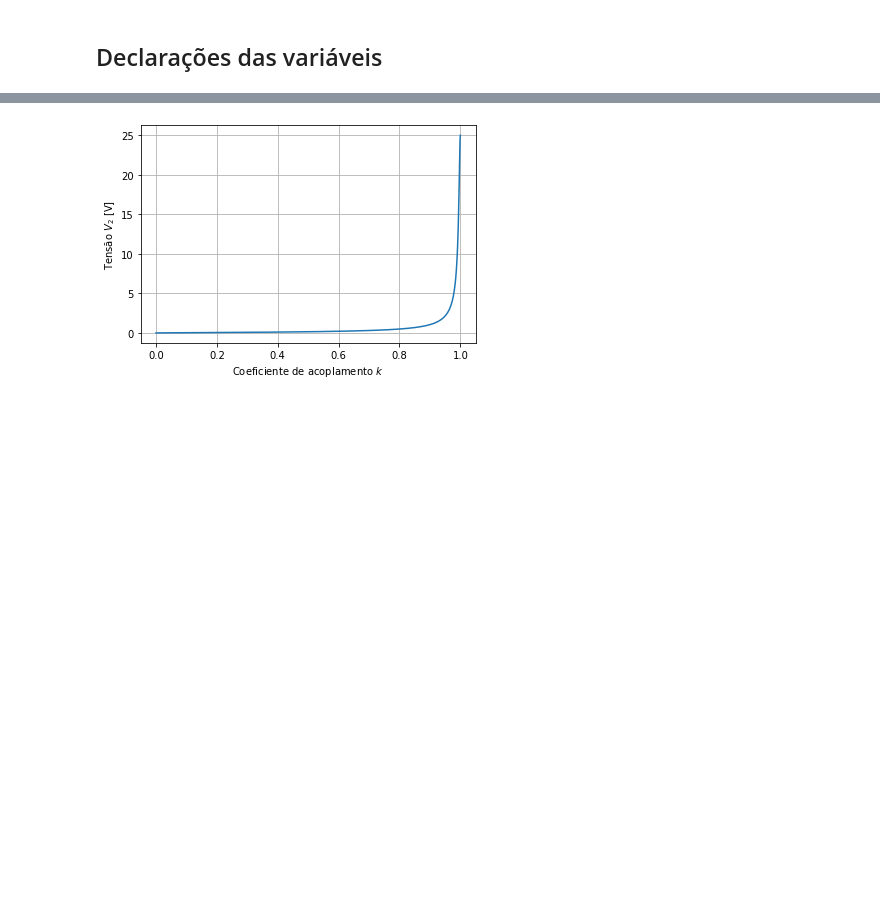
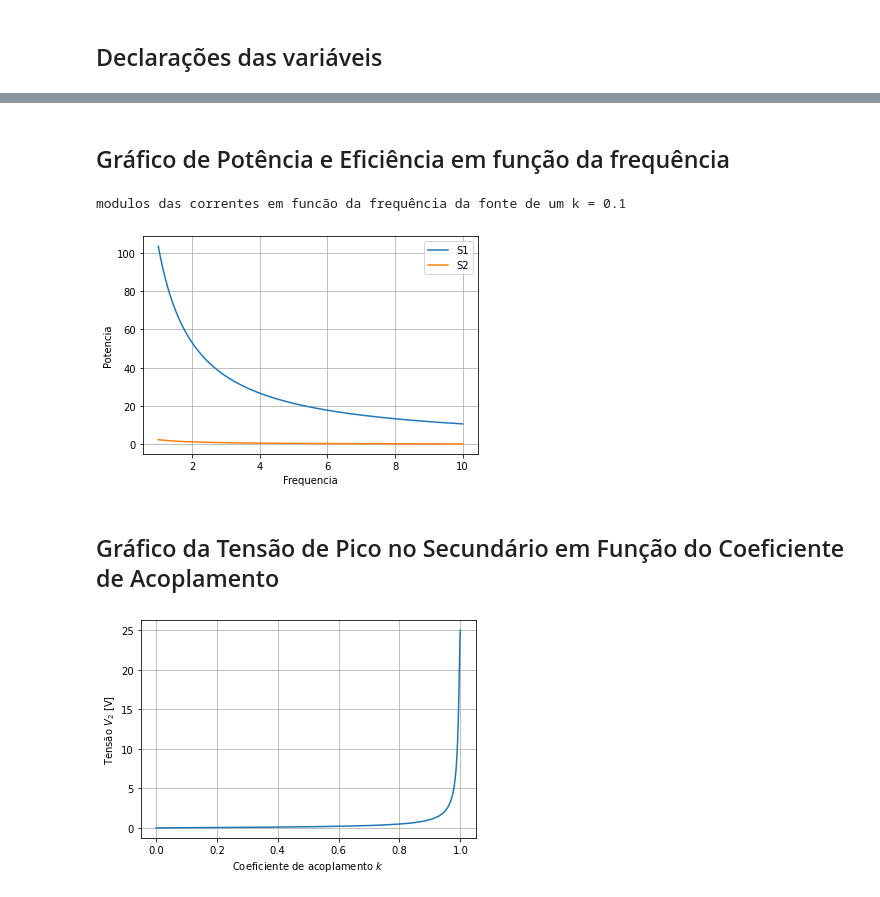
Before and after one commit to lucasfonseca19/projeto-eletromag, a Jupyter notebook: projeto.ipynb, the cells around one changed output, grey strips where cells are left out. Saved outputs shown, nothing was run; the diff lists cells and outputs as text; code cells hidden in the pictures; blank space fills up the shorter version.

```diff
--- a/projeto.ipynb
+++ b/projeto.ipynb
@@ -81,15 +74,11 @@ def CalcularTransformador(Uf, Rc, k, R1, L1, C1, p):
 # %%
 
 # Entradas da função: Uf(volts), Rc(ohms), k, R1(ohms), L1(Henry), C1(Henry)
-Uf = 5      # Tensão da fonte (pico)
+Uf = 20      # Tensão da fonte (pico)
 Rc = 5      # Resistência do capacitor
 k = 0.1     # Coeficiente de acoplamento
+f = 60      # frequencia da fonte
 R1 = 0.5    # Resistência do resistor
 L1 = 300e-3 # Indutância do indutor1
 L2 = L1     # Indutância do indutor2
 C1 = 1e-6   # Capacitância dos capacitores
-#print = true
-# --------------------------- Cálculo das Correntes -------------------------- #
-i1, i2 = CalcularTransformador(Uf, Rc, k, R1, L1, C1, True)
-print(f"i1: {i1}")
-print(f"i2: {i2}")
@@ -107,0 +89,4 @@ i2: (3.988244616217e-05-0.0044653889389075305j)
+# %%
+i1, i2 = CalcularTransformador(Uf, Rc, k, f, R1, L1, C1, True)
+print(f"i1: {i1}")
+print(f"i2: {i2}")
@@ -136,3 +178,43 @@ Potência real = 0.00
+# %% [markdown]
+## Gráfico de Potência e Eficiência em função da frequência
+# %%
+#Construção de gráficos das potências e da eficiência em função da frequência:
+
+# Criando um vetor para variar a frequência de 10hz - 100khz
+F = np.linspace(10, 1, 100000)
+L_s1 = []
+L_s2 = []
+print("modulos das correntes em funcão da frequência da fonte de um k = {}".format(k))
+
+for f in F:
+    i1, i2 = CalcularTransformador(Uf, Rc, k, f, R1, L1, C1, False)
+
+    # Potências:
+    S1 = Uf * i1.conjugate()/2
+    # print('Potência real = %.2f' %(S1.real))
+
+    S2 = v2 * i2.conjugate()/2
+    # print('Potência real = %.2f' %(S2.real))
+
+    L_s1.append(abs(S1))
+    L_s2.append(abs(S2))
+
+plt.plot(F, L_s1, label = "S1")
+plt.legend()
+
+plt.plot(F, L_s2, label = "S2")
+plt.legend()
+
+plt.xlabel("Frequencia")
+plt.ylabel("Potencia")
+
+plt.grid(True)
+plt.show()
+# %% [output]
+modulos das correntes em funcão da frequência da fonte de um k = 0.1
+[figure, added]
+# %% [markdown]
+## Gráfico da Tensão de Pico no Secundário em Função do Coeficiente de Acoplamento
 # %%
 #Construção de um gráfico que relacione o valor de pico da tensão no secundário (no resistor RC) com o coeficiente de acoplamento
 K=np.linspace(0,1,1000)
```
Also changed, not shown: parts of 22 cells of this notebook, 1 other file.
